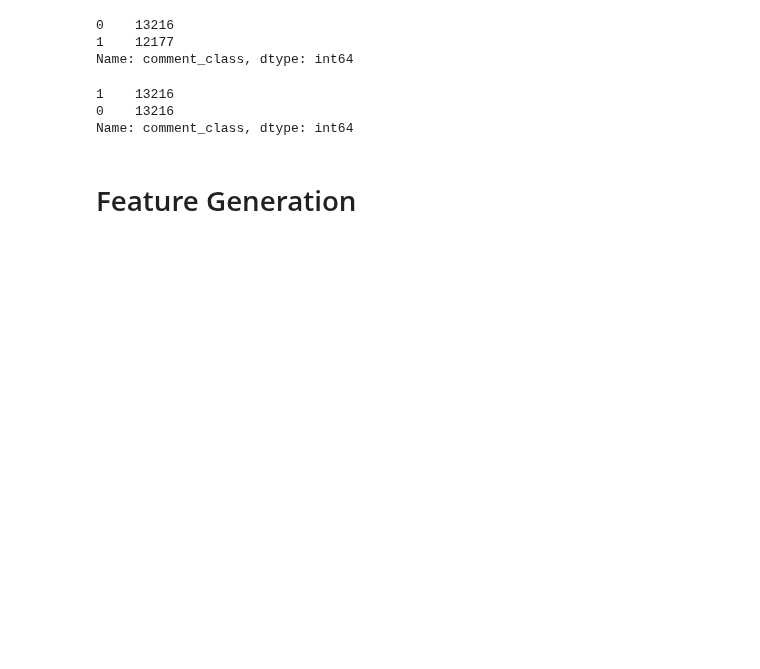
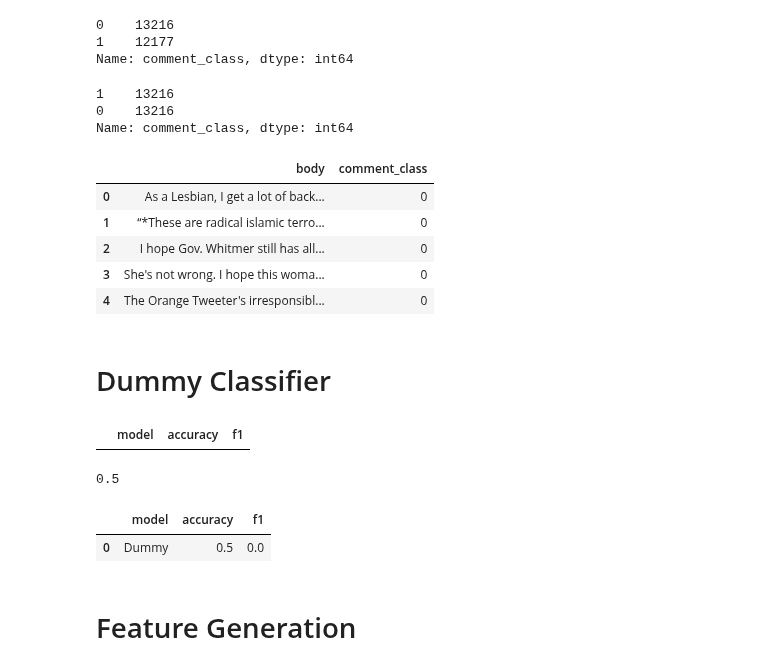
Before and after one commit to bmccabe96/Reddit_NLP, a Jupyter notebook: Analysis/AM_Reddit_Preprocess_Analysis.ipynb, the cells around one changed output. Saved outputs shown, nothing was run; the diff lists cells and outputs as text; code cells hidden in the pictures; blank space fills up the shorter version.

```diff
--- a/Analysis/AM_Reddit_Preprocess_Analysis.ipynb
+++ b/Analysis/AM_Reddit_Preprocess_Analysis.ipynb
@@ -186,3 +186,32 @@ df.comment_class.value_counts()
 Name: comment_class, dtype: int64
 # %%
 df.reset_index(drop=True, inplace=True)
+# %%
+df.head()
+# %% [output]
+|  | body | comment_class |
+| 0 | As a Lesbian, I get a lot of back... | 0 |
+| 1 | “*These are radical islamic terro... | 0 |
+| 2 | I hope Gov. Whitmer still has all... | 0 |
+| 3 | She's not wrong. I hope this woma... | 0 |
+| 4 | The Orange Tweeter's irresponsibl... | 0 |
+# %% [markdown]
+# Dummy Classifier
+# %%
+results = pd.DataFrame(columns = ['model','accuracy','f1'])
+results
+# %% [output]
+|  | model | accuracy | f1 |
+# %%
+import numpy as np
+from sklearn.dummy import DummyClassifier
+X = df['body']
+y = df['comment_class']
+
+dummy_cf = DummyClassifier(strategy='most_frequent')
+dummy_cf.fit(X,y)
+y_preds = dummy_cf.predict(X)
+
+dummy_cf.score(X,y)
+# %% [output]
+0.5
@@ -189,3 +221,10 @@ df.reset_index(drop=True, inplace=True)
+# %%
+new_row = {'model': 'Dummy', 'accuracy': accuracy, 'f1': f1}
+results = results.append(new_row, ignore_index=True)
+results
+# %% [output]
+|  | model | accuracy | f1 |
+| 0 | Dummy | 0.5 | 0.0 |
 # %% [markdown]
 # Feature Generation
 # %%
```
Also changed, not shown: parts of 59 cells of this notebook, 1 other file.
